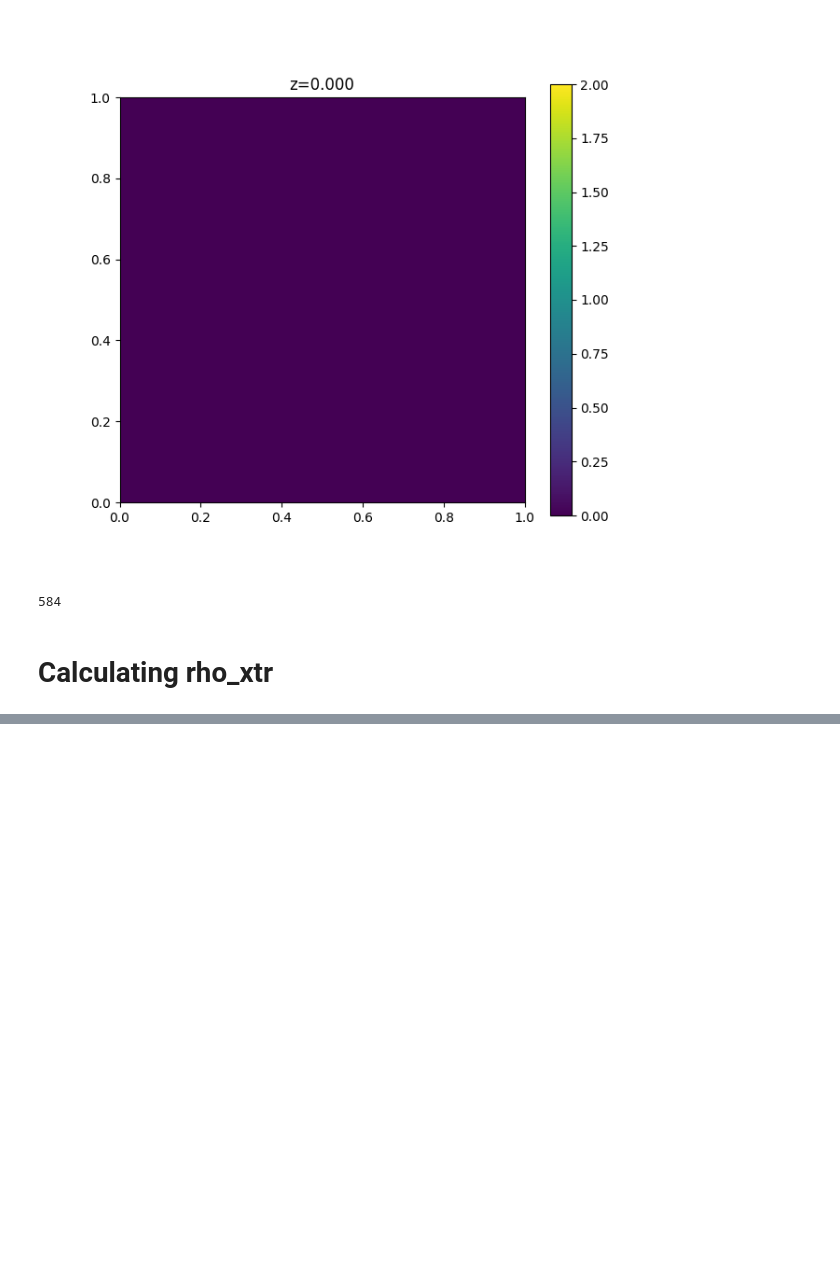
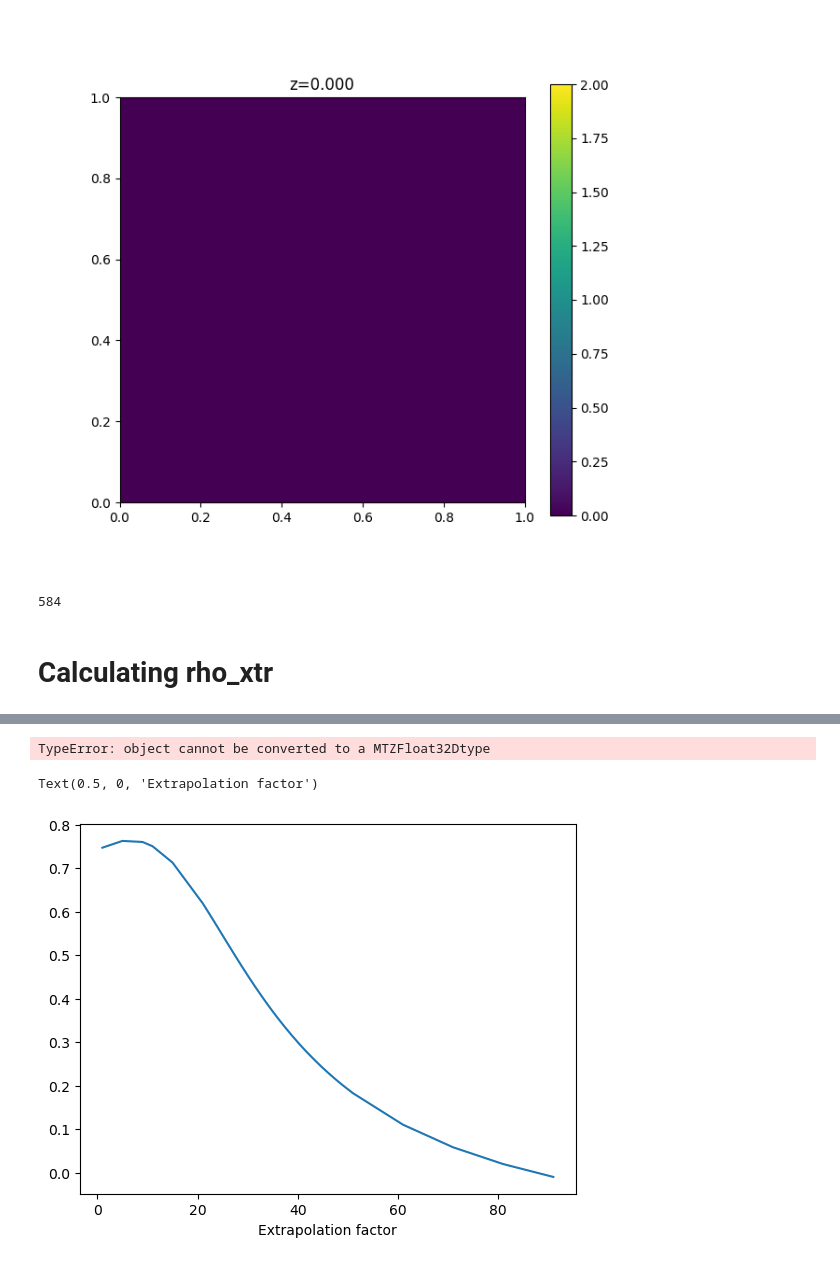
Before and after one commit to cvazz/occupancy-estimation, a Jupyter notebook: photolyase/photolyase_meteor.ipynb, the cells around one changed output, grey strips where cells are left out. Cells and saved outputs as stored; diff of their text form; code cells hidden in the pictures; blank space fills up the shorter version.

```diff
--- a/photolyase/photolyase_meteor.ipynb
+++ b/photolyase/photolyase_meteor.ipynb
@@ -390,0 +369,15 @@ pl_30ns_diff_tv_mask_handpicked_xtr64.mtz
+# %%
+def s2r(struc,hs_limit, noise_level):
+    map_vals = meteor.sfcalc.gemmi_structure_to_calculated_map(
+        struc, high_resolution_limit=hs_limit
+    )
+    struc_vals = rs.DataSet(map_vals)
+    noise = np.random.normal(loc=0.0, scale=noise_level * np.abs(struc_vals["F"]))
+    struc_vals["F"] = struc_vals["F"] + noise
+    struc_vals["sf"] = struc_vals.to_structurefactor("F", "PHI")
+    struc_vals_grid = struc_vals.to_reciprocal_grid("sf")
+    struc_vals_real = np.fft.fftn(struc_vals_grid).real/struc_vals_grid.size
+    return struc_vals_real
+
+struc_light = gemmi.read_structure(pdbloc_light)
+np.max(s2r(struc_light, hs_limit, 0) )
@@ -390,0 +392,18 @@ pl_30ns_diff_tv_mask_handpicked_xtr64.mtz
+# %%
+import multiprocessing as mp
+from skimage.feature import match_template
+
+def match_single(args):
+    density_light_ground, rho_xtr, map_sampling = args
+    matched = match_template(density_light_ground, rho_xtr.to_3d_numpy_map(map_sampling=map_sampling))
+    if matched.size != 1:
+        print(matched)
+    return matched[0][0]
+
+density_light_ground = s2r(struc_light, hs_limit, 0)
+
+# Prepare arguments for starmap
+args_list = [(density_light_ground, rho_xtrs[ii], map_sampling) for ii in range(len(rho_xtrs))]
+
+with mp.Pool(processes=mp.cpu_count()) as pool:
+    cross_correl = pool.map(match_single, args_list)
@@ -390,0 +441,16 @@ pl_30ns_diff_tv_mask_handpicked_xtr64.mtz
+# %%
+from scipy.signal import correlate
+mask_type = 'handpicked'
+mask_tuned = np.logical_and(masks[mask_type], diffmap>0)
+cross_correl_tune = []
+for ii in range(len(rho_xtrs)):
+    xtrs = rho_xtrs[ii].to_3d_numpy_map(map_sampling=map_sampling)
+    matched = correlate(density_light_ground[masks[mask_type]] , xtrs[masks[mask_type]], mode='valid')
+    norm1 = correlate(density_light_ground[masks[mask_type]] , density_light_ground[masks[mask_type]] , mode='valid')
+    norm2 = correlate(xtrs[masks[mask_type]] , xtrs[masks[mask_type]], mode='valid')
+    matched = matched/np.sqrt(norm1*norm2)
+    if matched.size != 1:
+        print(matched)
+    cross_correl_tuned.append(matched[0])
+# %% [output]
+TypeError: object cannot be converted to a MTZFloat32Dtype
@@ -390,0 +470,14 @@ pl_30ns_diff_tv_mask_handpicked_xtr64.mtz
+# %%
+
+plt.figure()
+plt.plot(extrapolation_factors, cross_correl)
+# plt.plot(extrapolation_factors, cross_correl_ball)
+# plt.plot(extrapolation_factors, cross_correl_hand)
+# plt.plot(extrapolation_factors, cross_correl_tuned)
+# plt.xlim(0,30)
+plt.xlabel("Extrapolation factor")
+# plt.ylim(.74,0.84)
+# panels_3d([s2r(struc_light, hs_limit, 0) , rho_xtrs[7].to_3d_numpy_map(map_sampling=map_sampling)])
+# %% [output]
+Text(0.5, 0, 'Extrapolation factor')
+[figure, added]
```
Also changed, not shown: parts of 52 cells of this notebook, 3 other files.
